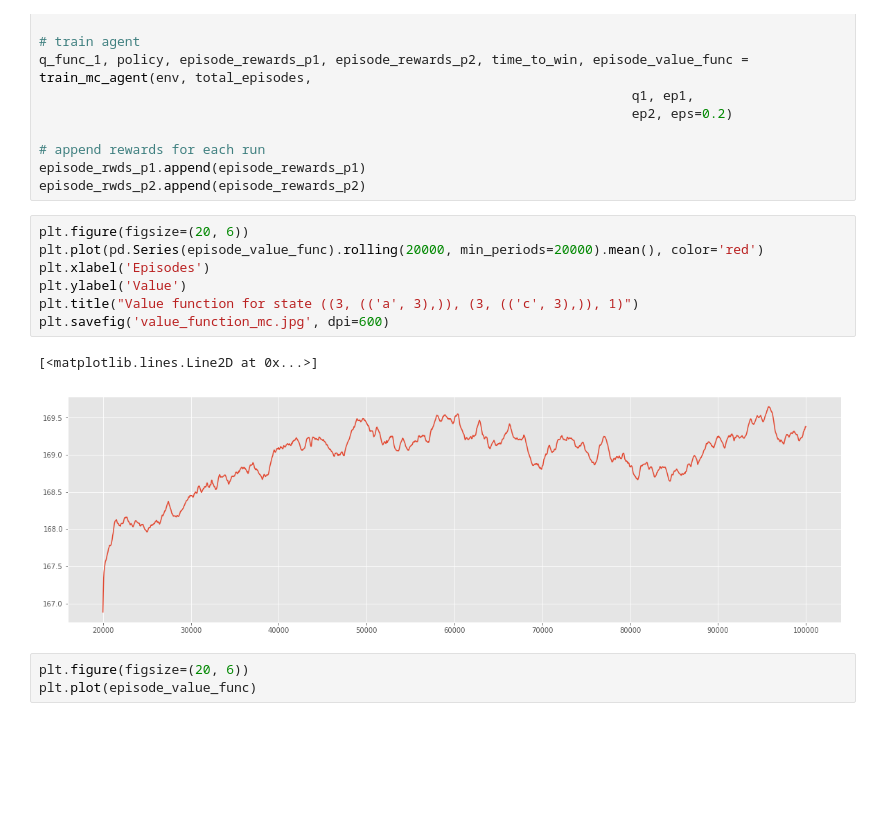
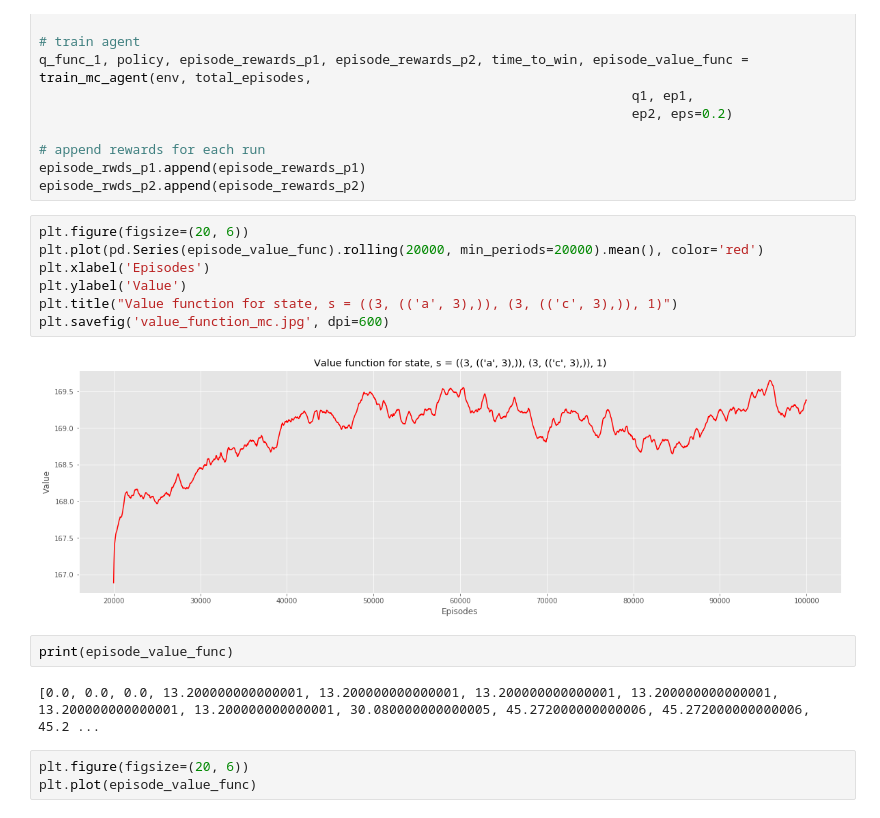
Before and after one commit to malhotra-sidharth/game-of-ur-reinforcement-learning, a Jupyter notebook: Agent-Training-Monte-Carlo.ipynb, the cells around one changed output. Cells and saved outputs as stored; diff of their text form; blank space fills up the shorter version.

Commit message:
[TASK] Added graphs for value function comparison

```diff
--- a/Agent-Training-Monte-Carlo.ipynb
+++ b/Agent-Training-Monte-Carlo.ipynb
@@ -147,13 +147,16 @@ episode_rwds_p2.append(episode_rewards_p2)
 # %%
 plt.figure(figsize=(20, 6))
 plt.plot(pd.Series(episode_value_func).rolling(20000, min_periods=20000).mean(), color='red')
 plt.xlabel('Episodes')
 plt.ylabel('Value')
-plt.title("Value function for state ((3, (('a', 3),)), (3, (('c', 3),)), 1)")
+plt.title("Value function for state, s = ((3, (('a', 3),)), (3, (('c', 3),)), 1)")
 plt.savefig('value_function_mc.jpg', dpi=600)
 # %% [output]
-[<matplotlib.lines.Line2D at 0x...>]
-[figure, old version]
+[figure, new version]
+# %%
+print(episode_value_func)
+# %% [output]
+[0.0, 0.0, 0.0, 13.200000000000001, 13.200000000000001, 13.200000000000001, 13.200000000000001, 13.200000000000001, 13.200000000000001, 30.080000000000005, 45.272000000000006, 45.272000000000006, 45.2 ...
 # %%
 plt.figure(figsize=(20, 6))
 plt.plot(episode_value_func)
```
Also changed, not shown: 5 other files.
